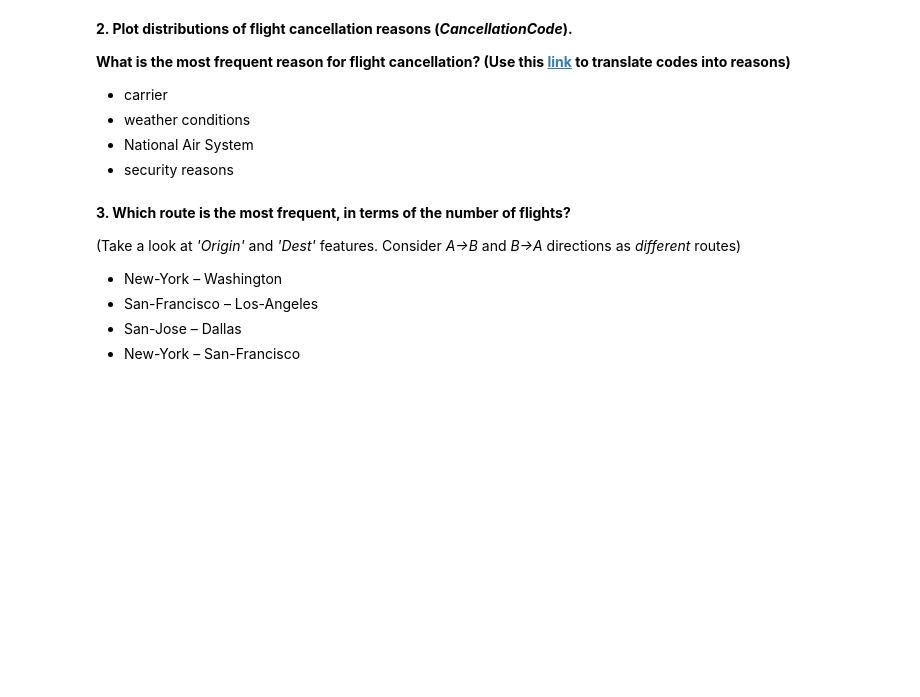
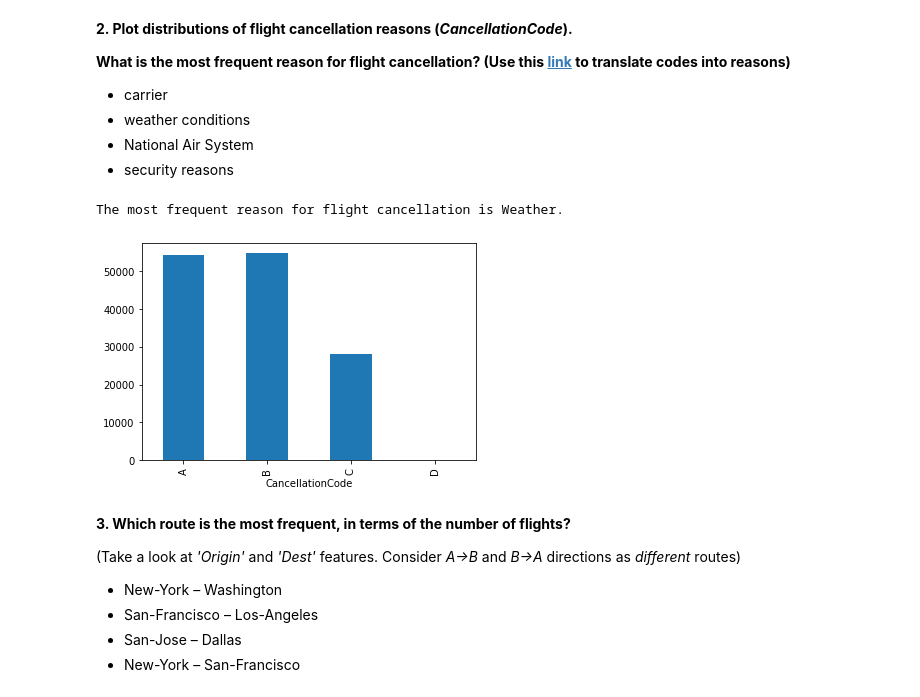
Before and after one commit to natashaa/mlcourse_dubai, a Jupyter notebook: jupyter_notebooks/Lecture_02_visual_data_analysis/topic-2-visual-data-analysis_ASSIGNMENT.ipynb, the cells around one changed output. Drawn from its saved outputs; the diff is of its cells as text; code cells hidden in the pictures; blank space fills up the shorter version.

```diff
--- a/jupyter_notebooks/Lecture_02_visual_data_analysis/topic-2-visual-data-analysis_ASSIGNMENT.ipynb
+++ b/jupyter_notebooks/Lecture_02_visual_data_analysis/topic-2-visual-data-analysis_ASSIGNMENT.ipynb
@@ -246,3 +273,23 @@ num_flights_by_date.rolling(window=7).mean().plot();
+# %%
+flights_by_cancellation_code_size = flights_df.groupby('CancellationCode').size()
+
+flights_by_cancellation_code_size.plot(kind='bar')
+
+most_frequent_cancellation_code = flights_by_cancellation_code_size.nlargest(1)
+
+cancellation_code_mapping = {
+    'A': 'Carrier',
+    'B': 'Weather',
+    'C': 'National Air System',
+    'D': 'Security'
+}
+
+most_frequent_cancellation_reason = cancellation_code_mapping.get(most_frequent_cancellation_code.index[0])
+
+print('The most frequent reason for flight cancellation is {}.'.format(most_frequent_cancellation_reason))
+# %% [output]
+The most frequent reason for flight cancellation is Weather.
+[figure, added]
 # %% [markdown]
 **3. Which route is the most frequent, in terms of the number of flights?**
 
```
Also changed, not shown: parts of 18 cells of this notebook.
